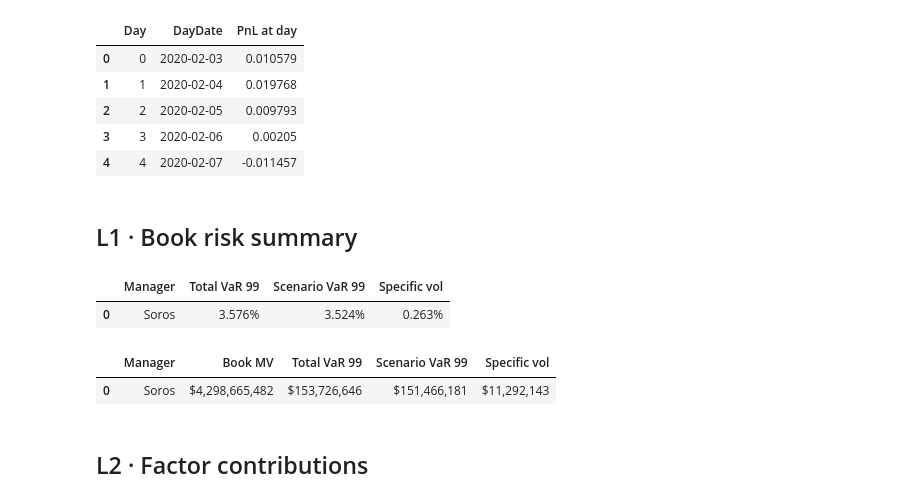
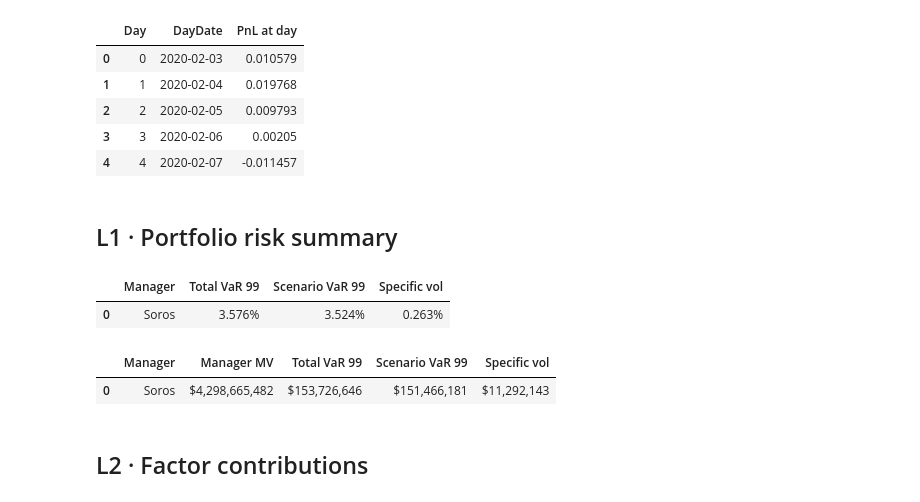
Before and after one commit to conorpbrennan/barra_poc, a Jupyter notebook: notebooks/soros_13f_risk.ipynb, the cells around one changed output. Cells and saved outputs as stored; diff of their text form; code cells hidden in the pictures.

```diff
--- a/notebooks/soros_13f_risk.ipynb
+++ b/notebooks/soros_13f_risk.ipynb
@@ -82,5 +82,5 @@ display(cube.query(
 | 3 | 3 | 2020-02-06 | 0.00205 |
 | 4 | 4 | 2020-02-07 | -0.011457 |
 # %% [markdown]
-## L1 · Book risk summary
+## L1 · Portfolio risk summary
 # %%
@@ -99,23 +99,23 @@ N.style_grid(df, prec=PREC)
 |  | Manager | Total VaR 99 | Scenario VaR 99 | Specific vol |
 | 0 | Soros | 3.576% | 3.524% | 0.263% |
 # %%
-# ── L1 · Book risk summary, in dollars ───────────────────────────────────────────────────
+# ── L1 · Portfolio risk summary, in dollars ───────────────────────────────────────────────────
 # The same cell priced in money — via the cube's Units CONTEXT, not a second measure name
-# (2026-08-22 refactor: the old "<measure> $" twins are gone). `Book MV` is the 13F market value
-# of the sliced book at D (the SEC's $000→$ unit change of 2023 is normalised in the builder, so
+# (2026-08-22 refactor: the old "<measure> $" twins are gone). `Manager MV` is the 13F market value
+# of the sliced portfolio at D (the SEC's $000→$ unit change of 2023 is normalised in the builder, so
 # the history reads in one unit) and is always dollars. Every OTHER weight-unit measure toggles
 # weight <-> dollars on ONE switch: slice l["Units"] == "$" and the SAME measure names (Total VaR
-# 99, Scenario VaR 99, Specific vol) read at Book MV scale — the Pivot lens's `units: $` control
-# is this same switch. Whole dollars in the grid (PREC does not apply to money columns); Book MV
+# 99, Scenario VaR 99, Specific vol) read at Manager MV scale — the Pivot lens's `units: $` control
+# is this same switch. Whole dollars in the grid (PREC does not apply to money columns); Manager MV
 # ≈ $4.3bn for Soros at 2026-06-30.
 df = cube.query(
-    m["Book MV"], m["Total VaR 99"], m["Scenario VaR 99"], m["Specific vol"],
+    m["Manager MV"], m["Total VaR 99"], m["Scenario VaR 99"], m["Specific vol"],
     mode="raw", levels=[l["Manager"]],
     filter=SOROS & (l["Date"] == D) & (l["ScenarioSet"] == "HistFull") & (l["Units"] == "$"),
 )
 N.style_grid(df, prec=PREC, money=["Total VaR 99", "Scenario VaR 99", "Specific vol"])
 # %% [output]
-|  | Manager | Book MV | Total VaR 99 | Scenario VaR 99 | Specific vol |
+|  | Manager | Manager MV | Total VaR 99 | Scenario VaR 99 | Specific vol |
 | 0 | Soros | $4,298,665,482 | $153,726,646 | $151,466,181 | $11,292,143 |
 # %% [markdown]
 ## L2 · Factor contributions
```
Also changed, not shown: parts of 21 cells of this notebook, 1 other file.
